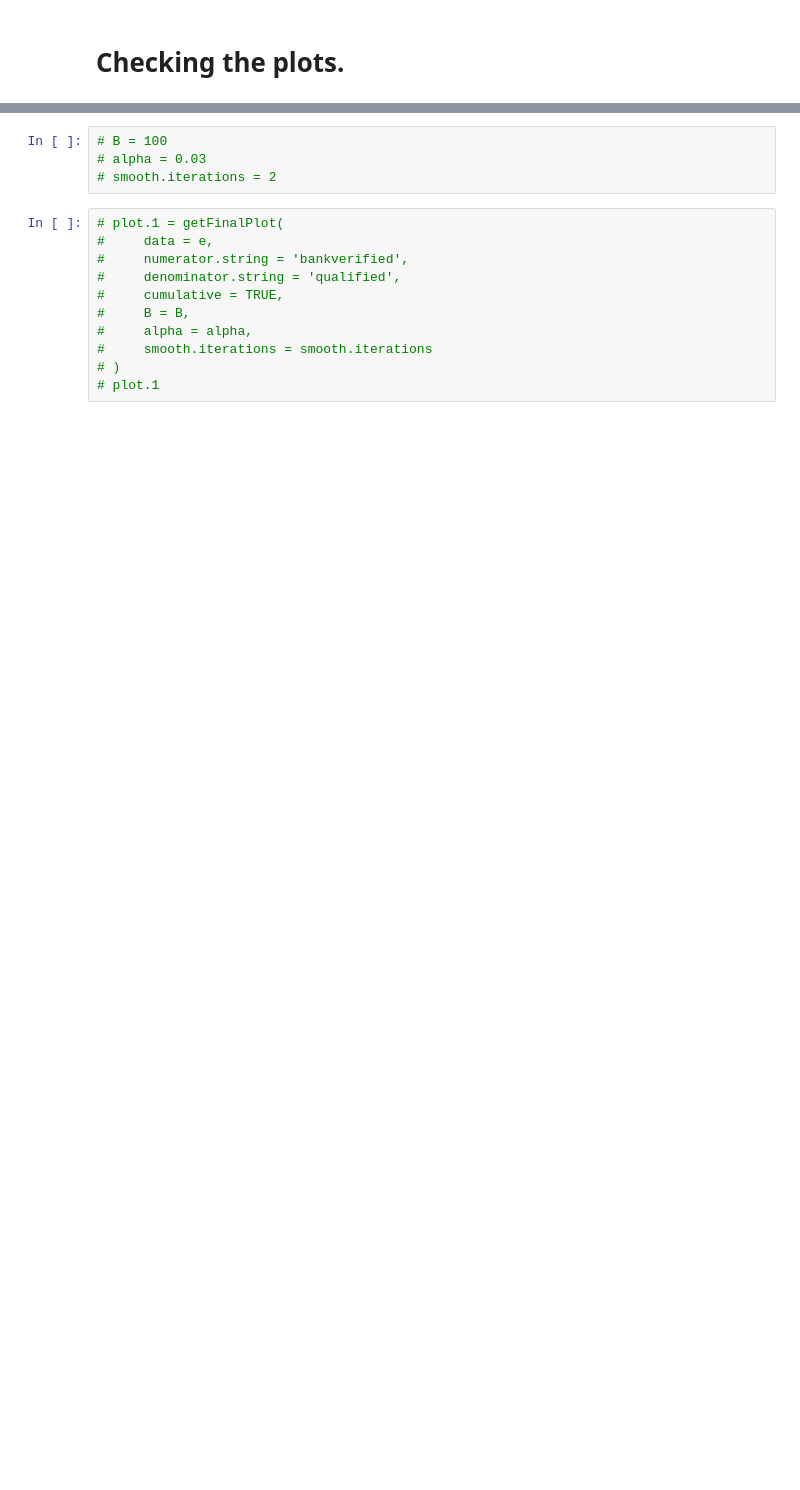
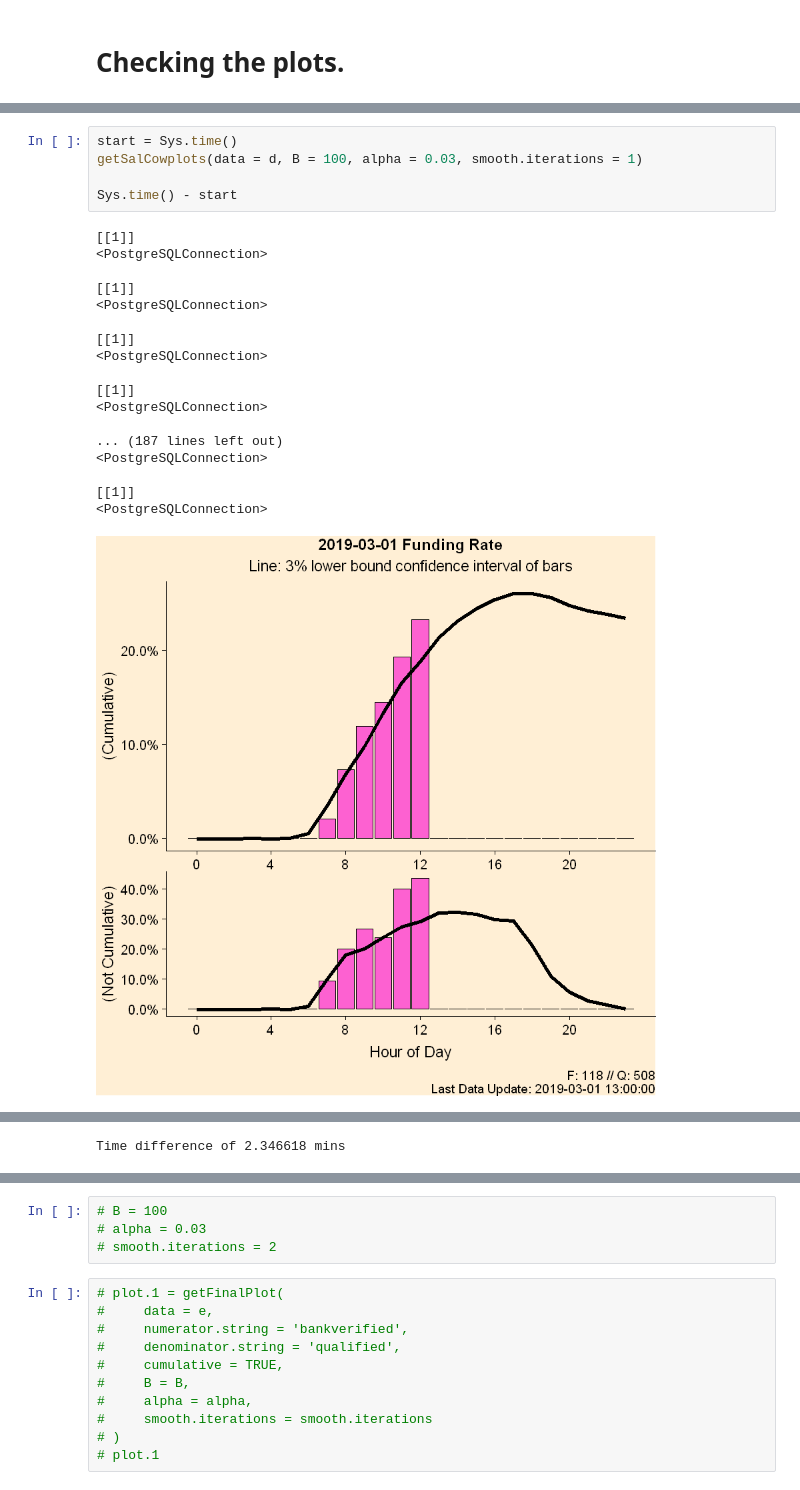
Before and after one commit to jasonchang2018/funnel-anomaly-detection, a Jupyter notebook: preprocessing/reuse-bv-q-bootstrap-bounds-cumulative-new-data.ipynb, the cells around one changed output, grey strips where cells are left out. Drawn from its saved outputs; the diff is of its cells as text; blank space fills up the shorter version.

```diff
--- a/preprocessing/reuse-bv-q-bootstrap-bounds-cumulative-new-data.ipynb
+++ b/preprocessing/reuse-bv-q-bootstrap-bounds-cumulative-new-data.ipynb
@@ -1860,0 +1900,24 @@ Time difference of 1.30066 mins
+# %%
+start = Sys.time()
+getSalCowplots(data = d, B = 100, alpha = 0.03, smooth.iterations = 1)
+
+Sys.time() - start
+# %% [output]
+[[1]]
+<PostgreSQLConnection>
+
+[[1]]
+<PostgreSQLConnection>
+
+[[1]]
+<PostgreSQLConnection>
+
+[[1]]
+<PostgreSQLConnection>
+
+... (187 lines left out)
+<PostgreSQLConnection>
+
+[[1]]
+<PostgreSQLConnection>
+[figure, added]
@@ -1860,0 +1950 @@ Time difference of 1.30066 mins
+Time difference of 2.346618 mins
```
Also changed, not shown: parts of 69 cells of this notebook, 1 other file.
